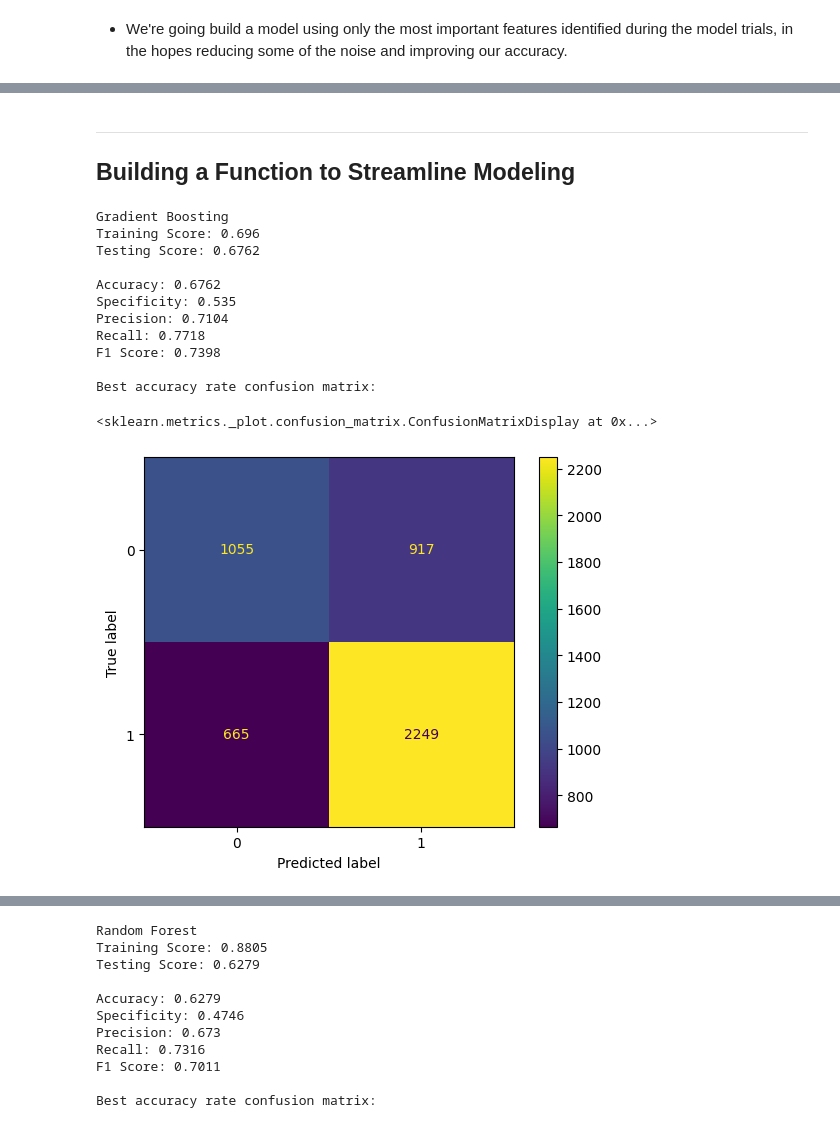
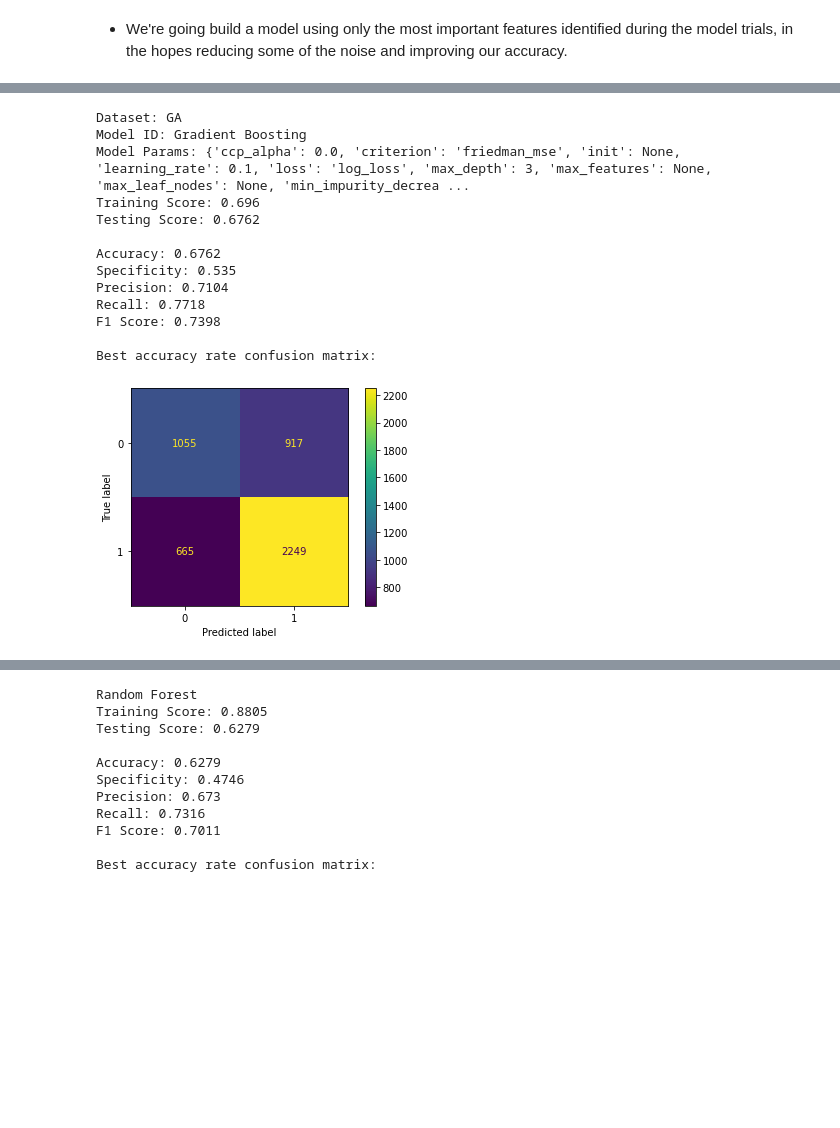
Before and after one commit to ga-dsi-822-group4/recidivism, a Jupyter notebook: notebooks/03a_experiments.ipynb, the cells around one changed output, grey strips where cells are left out. Drawn from its saved outputs; the diff is of its cells as text; code cells hidden in the pictures; blank space fills up the shorter version.

Commit message:
Experiments added

```diff
--- a/notebooks/03a_experiments.ipynb
+++ b/notebooks/03a_experiments.ipynb
@@ -226,4 +369 @@ ga_exper
 24426 rows × 17 columns
-# %% [markdown]
----
-## Building a Function to Streamline Modeling
@@ -276,19 +374,20 @@ def model_expers(model, model_id):
 # %%
-gb = GradientBoostingClassifier(random_state=42)
+gb = GradientBoostingClassifier()
 
-model_expers(gb, 'Gradient Boosting')
+model_trials('GA', X, y, gb, 'Gradient Boosting');
 # %% [output]
-Gradient Boosting
+Dataset: GA
+Model ID: Gradient Boosting
+Model Params: {'ccp_alpha': 0.0, 'criterion': 'friedman_mse', 'init': None, 'learning_rate': 0.1, 'loss': 'log_loss', 'max_depth': 3, 'max_features': None, 'max_leaf_nodes': None, 'min_impurity_decrea ...
 Training Score: 0.696
 Testing Score: 0.6762
 
 Accuracy: 0.6762
 Specificity: 0.535
 Precision: 0.7104
 Recall: 0.7718
 F1 Score: 0.7398
 
 Best accuracy rate confusion matrix:
-<sklearn.metrics._plot.confusion_matrix.ConfusionMatrixDisplay at 0x...>
-[figure, old version]
+[figure, new version]
 # %%
```
Also changed, not shown: parts of 25 cells of this notebook, 1 other file.
